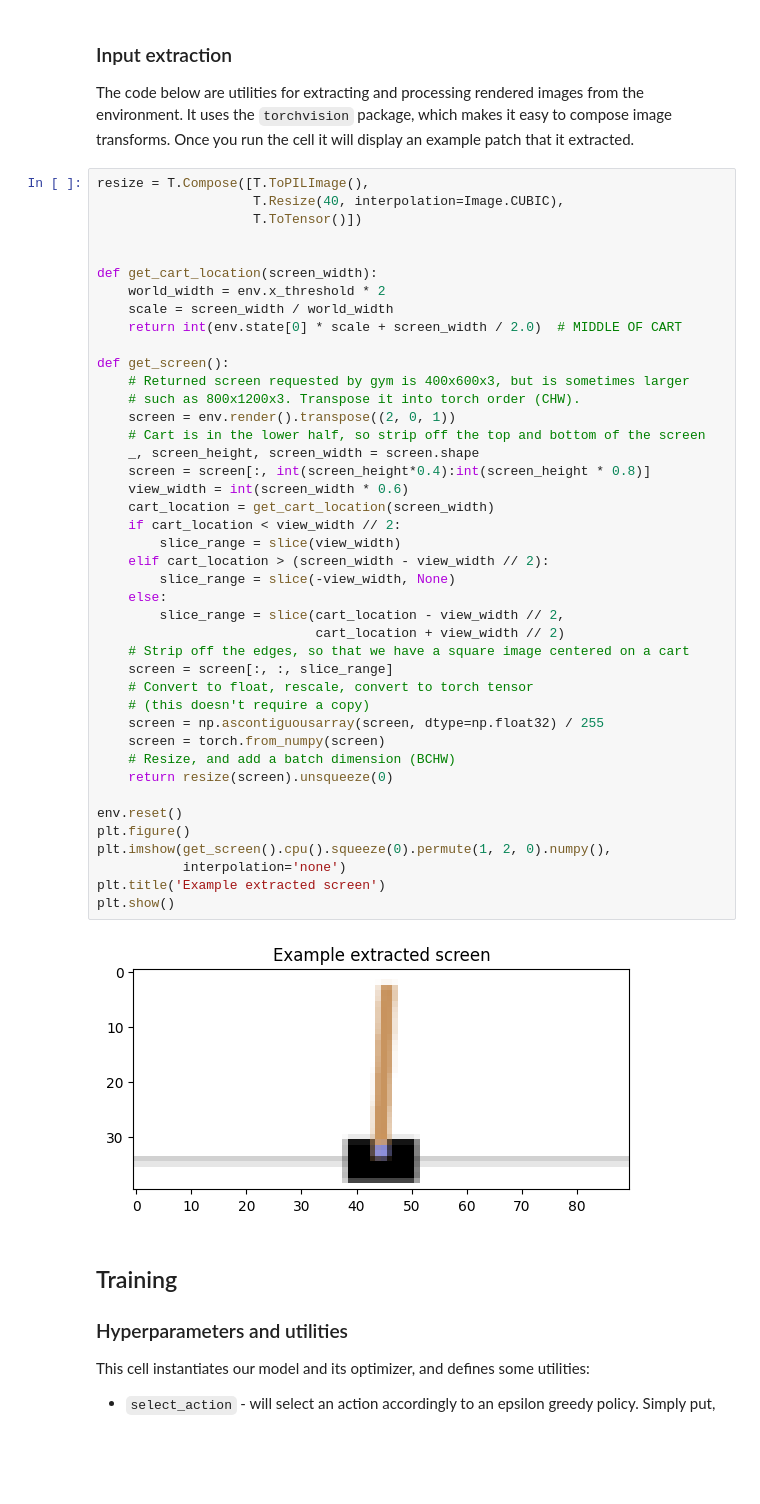
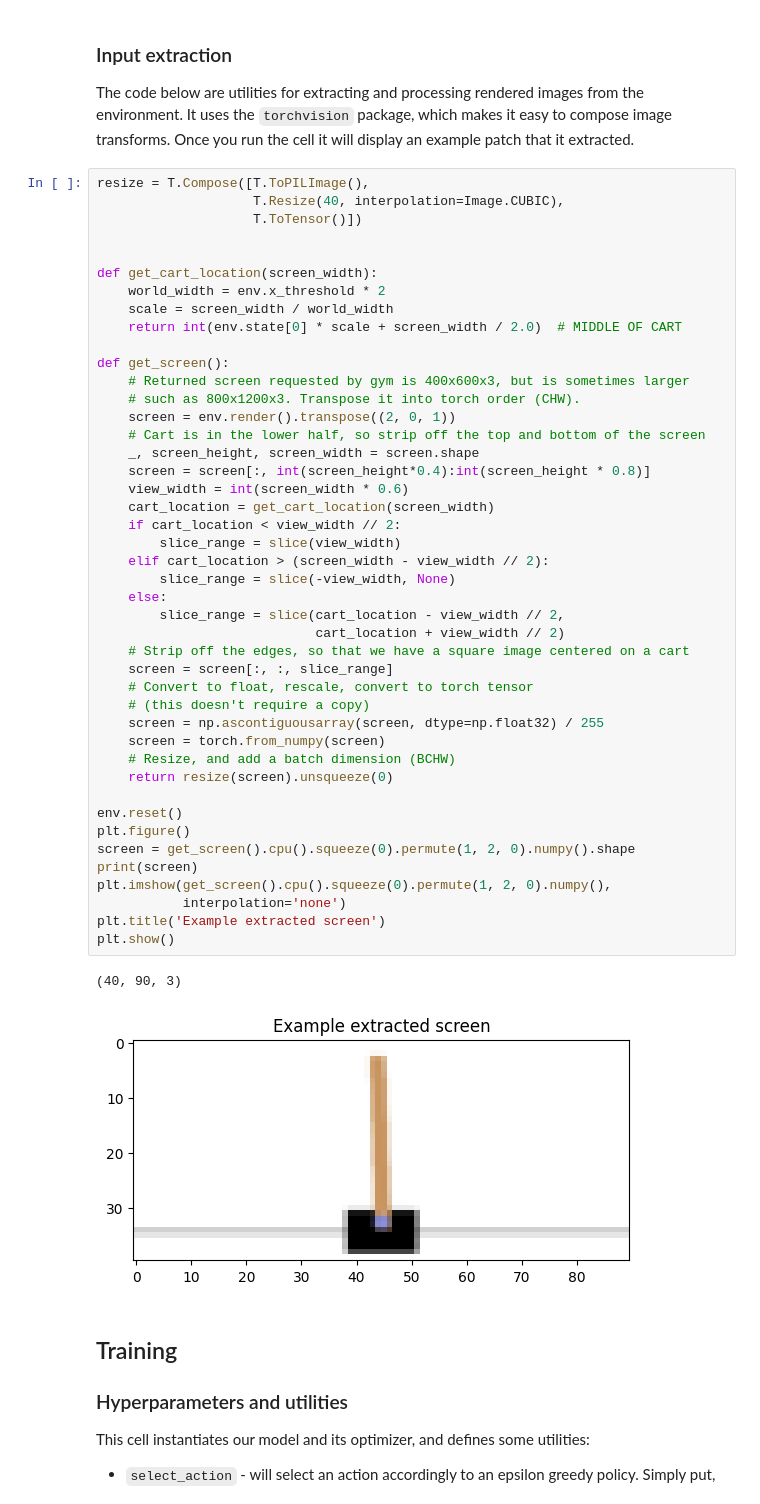
Before and after one commit to xdv6/MastersThesis, a Jupyter notebook: notebooks_cartpole/reinforcement_q_learning.ipynb, the cells around one changed output. Drawn from its saved outputs; the diff is of its cells as text; blank space fills up the shorter version.

```diff
--- a/notebooks_cartpole/reinforcement_q_learning.ipynb
+++ b/notebooks_cartpole/reinforcement_q_learning.ipynb
@@ -243,34 +243,37 @@ def get_screen():
     # such as 800x1200x3. Transpose it into torch order (CHW).
     screen = env.render().transpose((2, 0, 1))
     # Cart is in the lower half, so strip off the top and bottom of the screen
     _, screen_height, screen_width = screen.shape
     screen = screen[:, int(screen_height*0.4):int(screen_height * 0.8)]
     view_width = int(screen_width * 0.6)
     cart_location = get_cart_location(screen_width)
     if cart_location < view_width // 2:
         slice_range = slice(view_width)
     elif cart_location > (screen_width - view_width // 2):
         slice_range = slice(-view_width, None)
     else:
         slice_range = slice(cart_location - view_width // 2,
                             cart_location + view_width // 2)
     # Strip off the edges, so that we have a square image centered on a cart
     screen = screen[:, :, slice_range]
     # Convert to float, rescale, convert to torch tensor
     # (this doesn't require a copy)
     screen = np.ascontiguousarray(screen, dtype=np.float32) / 255
     screen = torch.from_numpy(screen)
     # Resize, and add a batch dimension (BCHW)
     return resize(screen).unsqueeze(0)
 
 env.reset()
 plt.figure()
+screen = get_screen().cpu().squeeze(0).permute(1, 2, 0).numpy().shape
+print(screen)
 plt.imshow(get_screen().cpu().squeeze(0).permute(1, 2, 0).numpy(),
            interpolation='none')
 plt.title('Example extracted screen')
 plt.show()
 # %% [output]
+(40, 90, 3)
-[figure, old version]
+[figure, new version]
 # %% [markdown]
 ## Training
 
```
Also changed, not shown: 1 other file.
